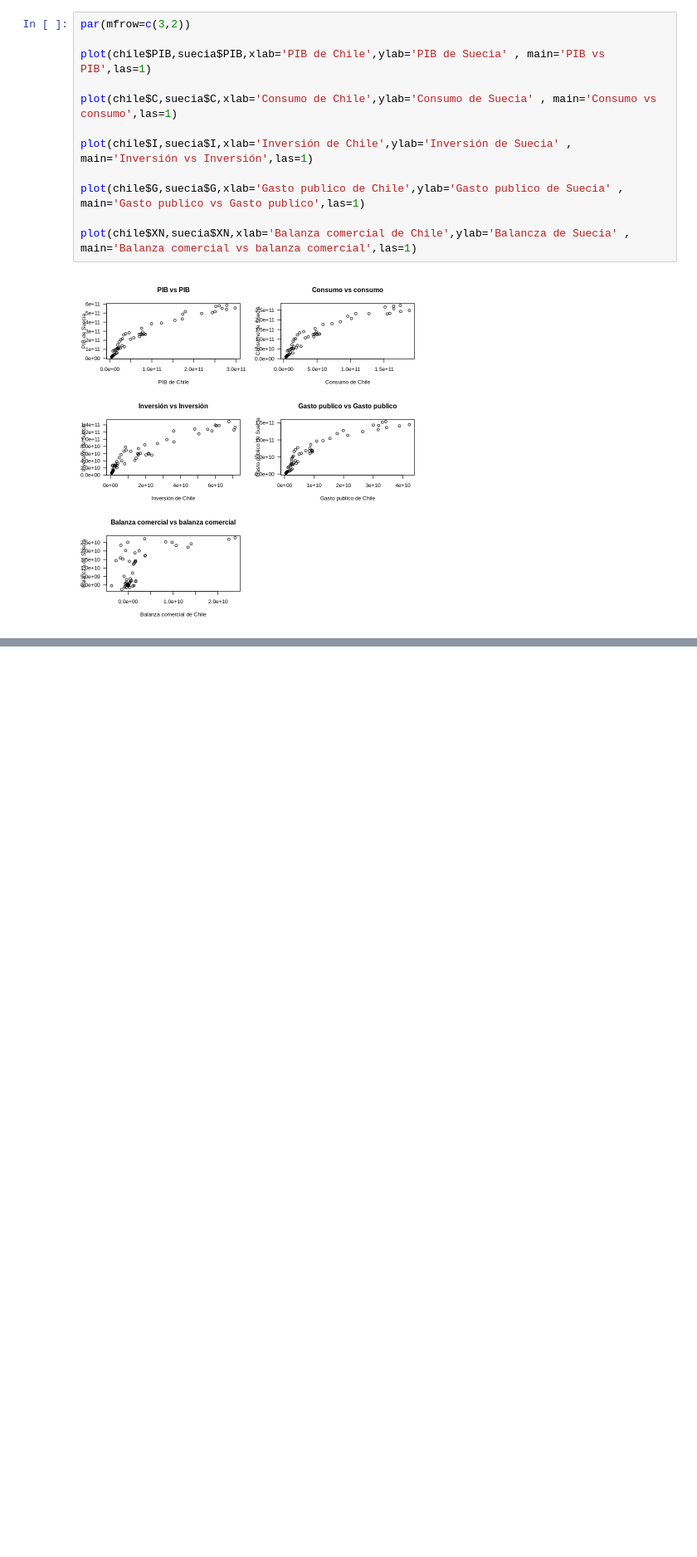
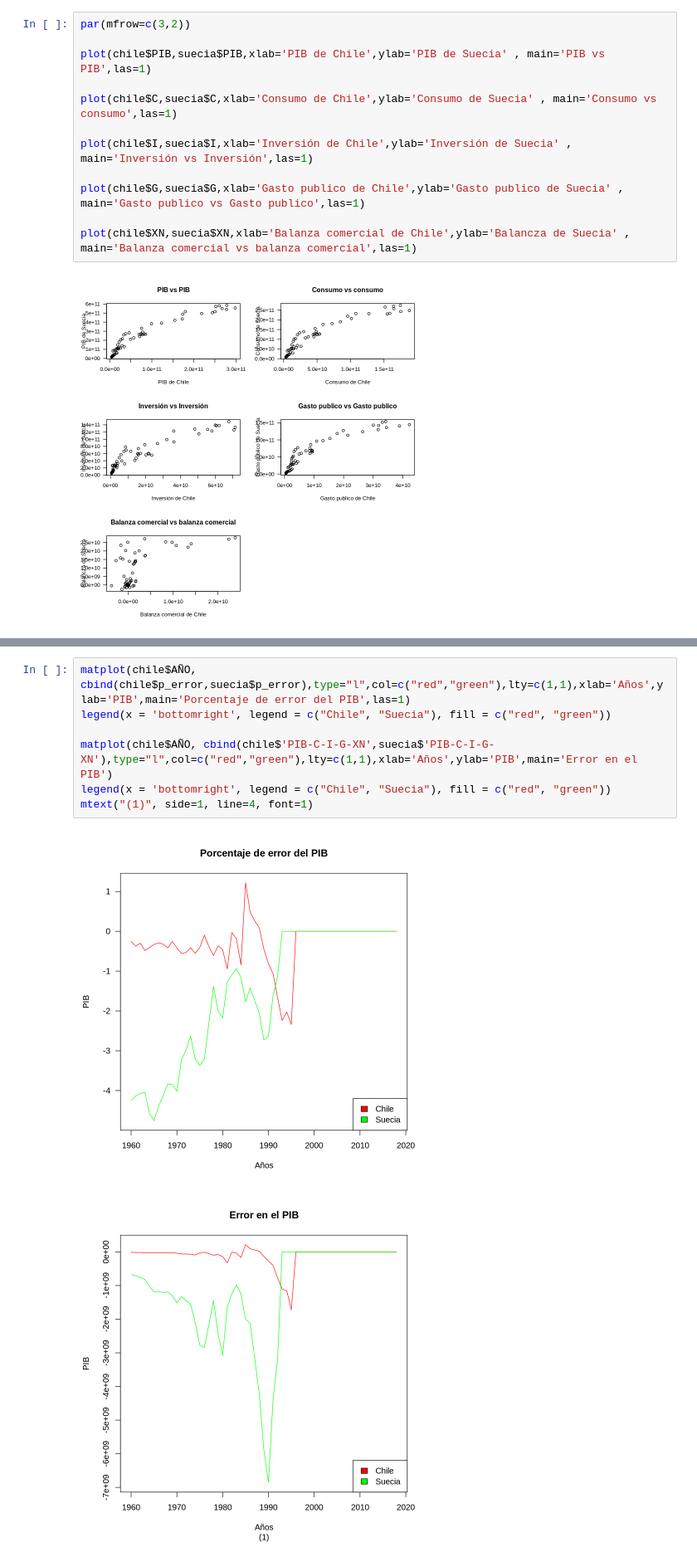
Before and after one commit to Taz-Ricardo/Macro, a Jupyter notebook: Tarea_1.ipynb, the cells around one changed output, grey strips where cells are left out. Shown at 83% size. Cells and saved outputs as stored; diff of their text form; blank space fills up the shorter version.

```diff
--- a/MACRO.ipynb
+++ b/Tarea_1.ipynb
@@ -56,0 +234,10 @@ A tibble: 6 × 12
+# %%
+matplot(chile$AÑO, cbind(chile$p_error,suecia$p_error),type="l",col=c("red","green"),lty=c(1,1),xlab='Años',ylab='PIB',main='Porcentaje de error del PIB',las=1)
+legend(x = 'bottomright', legend = c("Chile", "Suecia"), fill = c("red", "green"))
+
+matplot(chile$AÑO, cbind(chile$'PIB-C-I-G-XN',suecia$'PIB-C-I-G-XN'),type="l",col=c("red","green"),lty=c(1,1),xlab='Años',ylab='PIB',main='Error en el PIB')
+legend(x = 'bottomright', legend = c("Chile", "Suecia"), fill = c("red", "green"))
+mtext("(1)", side=1, line=4, font=1)
+# %% [output]
+[figure, added]
+[figure, added]
```
Also changed, not shown: parts of 19 cells of this notebook, 3 other files.
